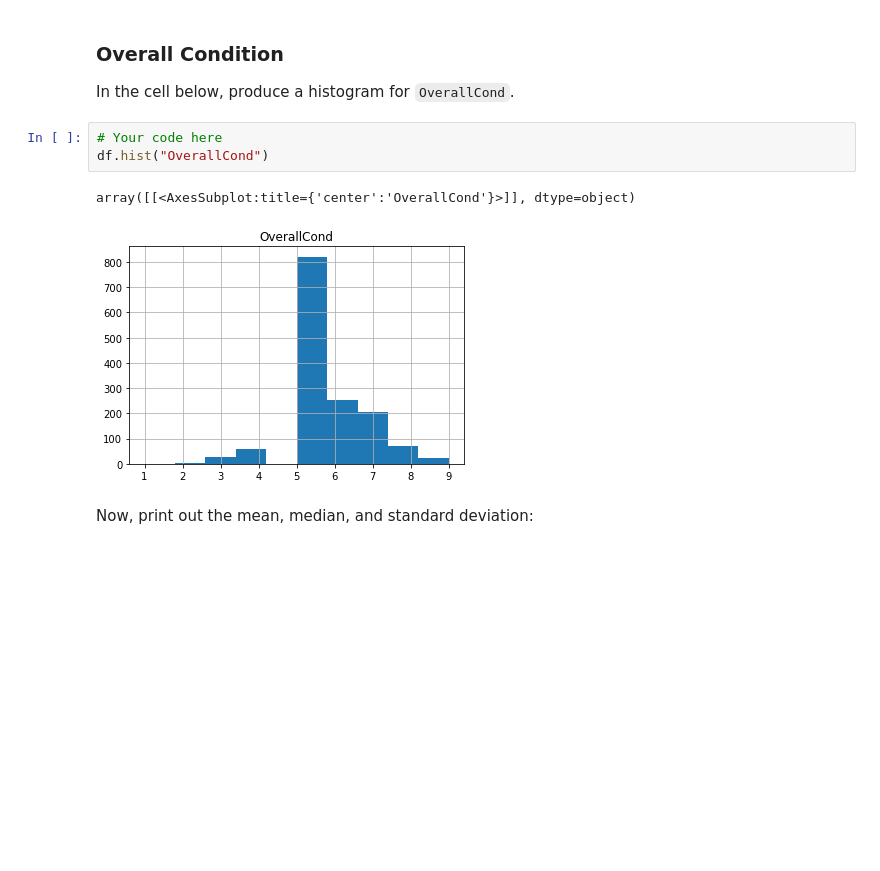
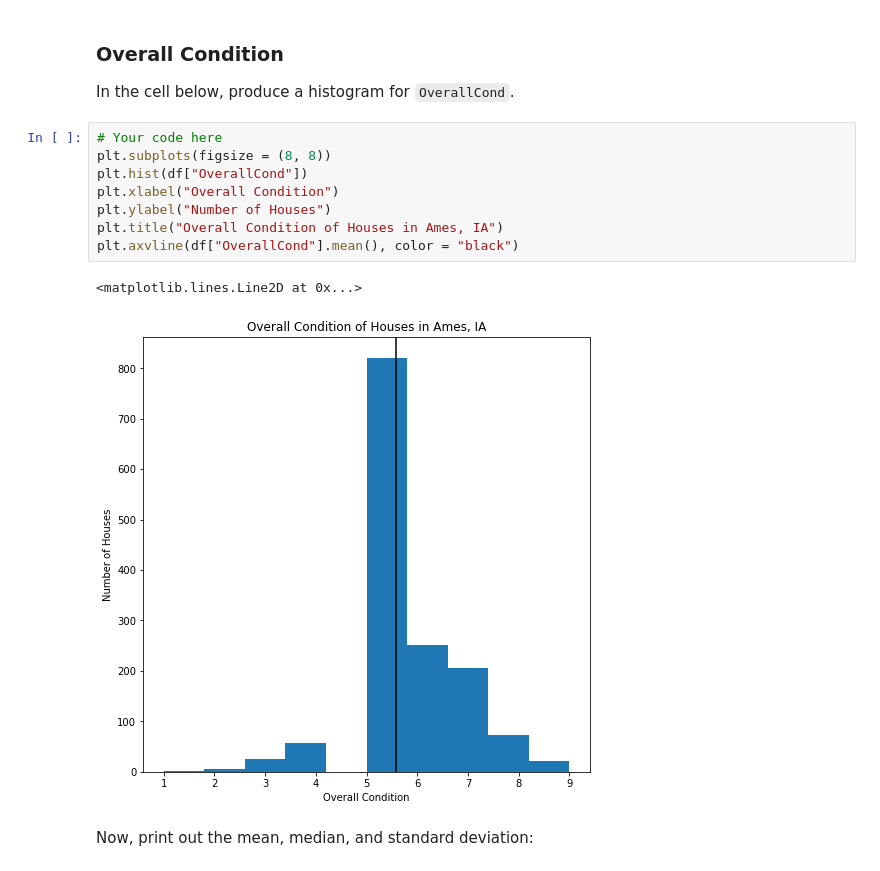
Before and after one commit to jbaumgit/dsc-pandas-eda-lab, a Jupyter notebook: index.ipynb, the cells around one changed output. Saved outputs shown, nothing was run; the diff lists cells and outputs as text; blank space fills up the shorter version.

```diff
--- a/index.ipynb
+++ b/index.ipynb
@@ -226,12 +237,17 @@ Most houses have either 6 or 7 rooms above grade. Median is 6. Mean is 6.51. Dis
 ### Overall Condition
 
 In the cell below, produce a histogram for `OverallCond`.
-# %%
-# Your code here
-df.hist("OverallCond")
-# %% [output]
-array([[<AxesSubplot:title={'center':'OverallCond'}>]], dtype=object)
-[figure, removed]
+# %%
+# Your code here
+plt.subplots(figsize = (8, 8))
+plt.hist(df["OverallCond"])
+plt.xlabel("Overall Condition")
+plt.ylabel("Number of Houses")
+plt.title("Overall Condition of Houses in Ames, IA")
+plt.axvline(df["OverallCond"].mean(), color = "black")
+# %% [output]
+<matplotlib.lines.Line2D at 0x...>
+[figure, added]
 # %% [markdown]
 Now, print out the mean, median, and standard deviation:
 # %%
```
Also changed, not shown: parts of 5 cells of this notebook.
